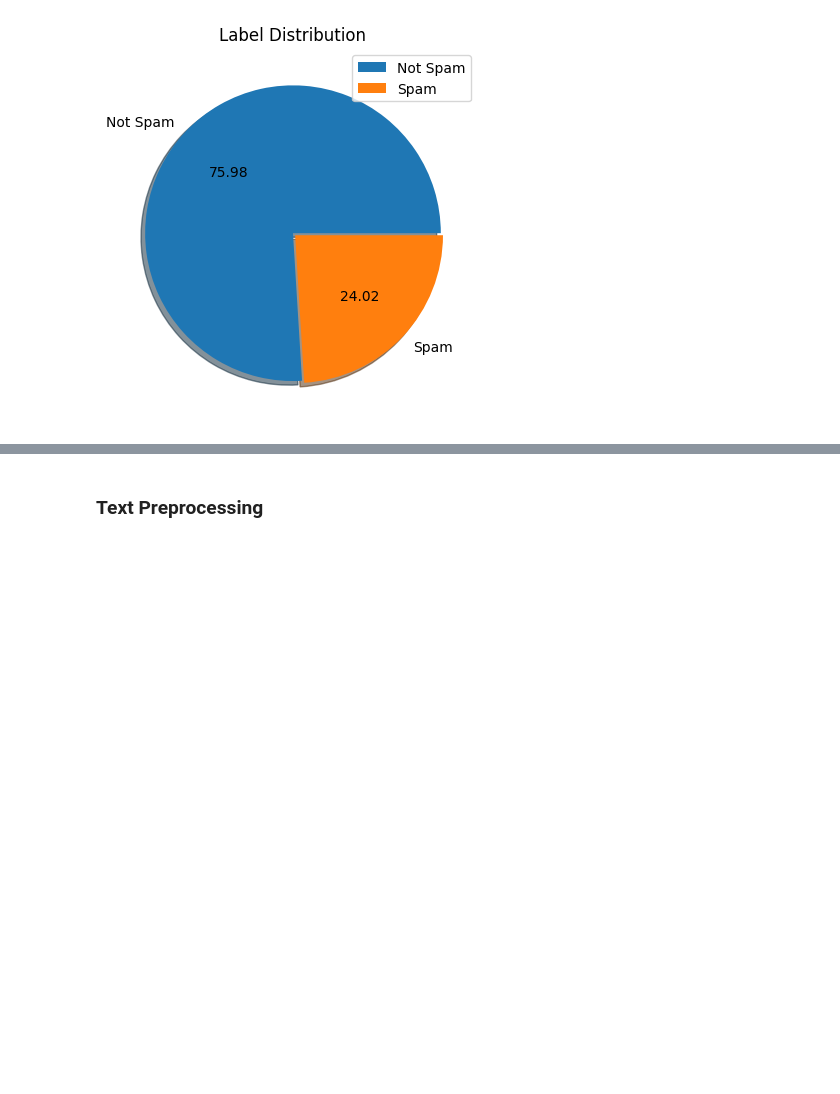
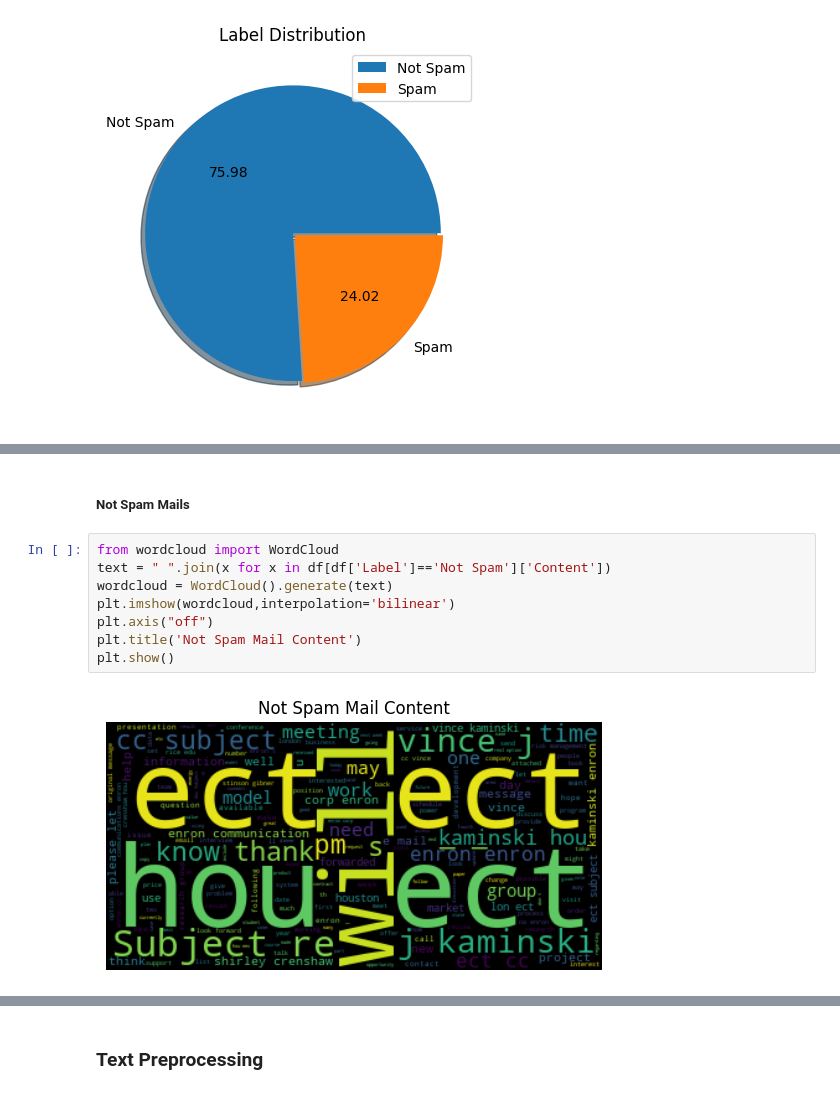
Before and after one commit to RampageousRJ/Spam-Email-Detection, a Jupyter notebook: model/model.ipynb, the cells around one changed output, grey strips where cells are left out. Saved outputs shown, nothing was run; the diff lists cells and outputs as text; blank space fills up the shorter version.

```diff
--- a/model/model.ipynb
+++ b/model/model.ipynb
@@ -100,0 +103,12 @@ plt.show()
+# %% [markdown]
+##### Not Spam Mails
+# %%
+from wordcloud import WordCloud
+text = " ".join(x for x in df[df['Label']=='Not Spam']['Content'])
+wordcloud = WordCloud().generate(text)
+plt.imshow(wordcloud,interpolation='bilinear')
+plt.axis("off")
+plt.title('Not Spam Mail Content')
+plt.show()
+# %% [output]
+[figure, added]
```
Also changed, not shown: parts of 17 cells of this notebook, 3 other files.
